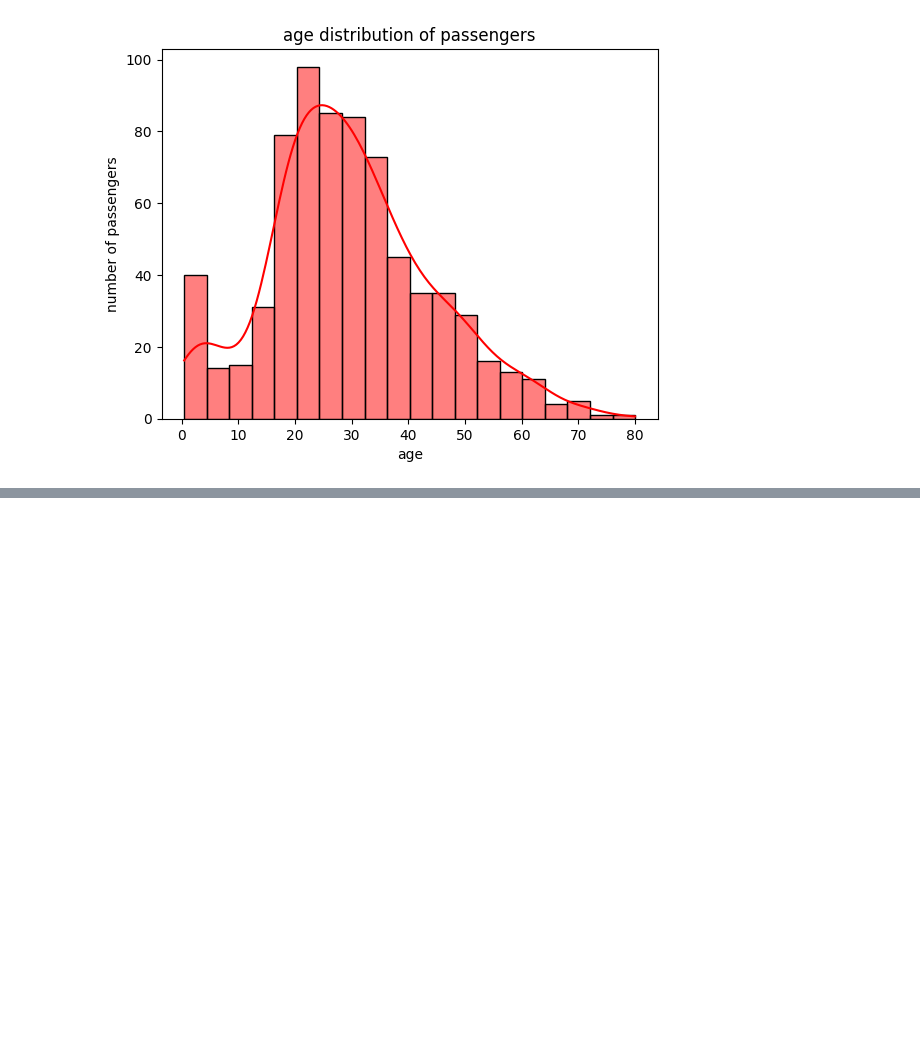
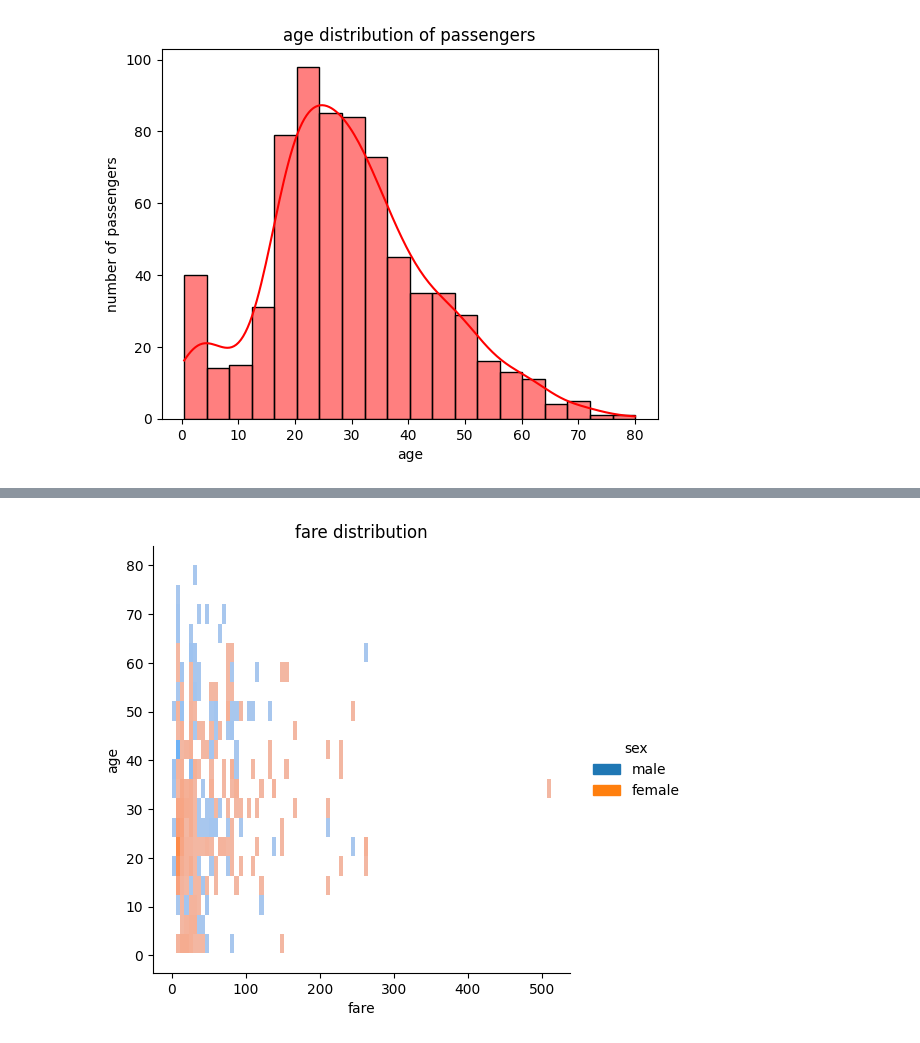
Before and after one commit to MimanshaKaur/DataScience, a Jupyter notebook: visualization/graphs1.ipynb, the cells around one changed output, grey strips where cells are left out. Drawn from its saved outputs; the diff is of its cells as text; code cells hidden in the pictures; blank space fills up the shorter version.

```diff
--- a/visualization/graphs1.ipynb
+++ b/visualization/graphs1.ipynb
@@ -46,0 +82,8 @@ plt.show()
+# %%
+sns.displot(df, x='fare', y='age', hue='sex' , kind='hist')
+plt.title('fare distribution')
+plt.xlabel('fare')
+plt.ylabel('age')
+plt.show()
+# %% [output]
+[figure, added]
```
Also changed, not shown: parts of 6 cells of this notebook.
